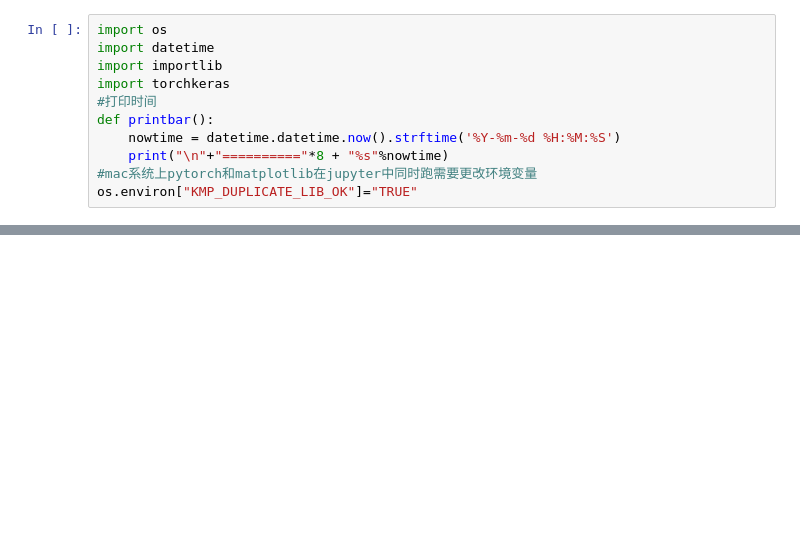
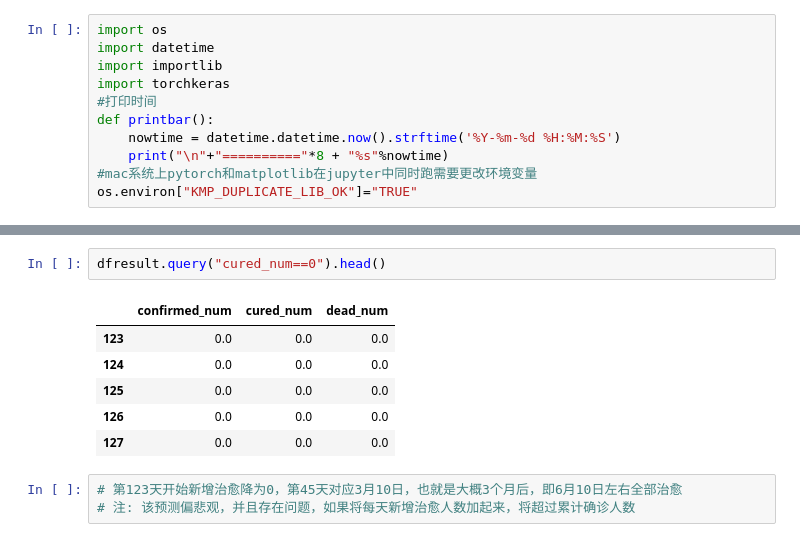
Before and after one commit to jayphone17/PYTORCH_IN_20_DAYS, a Jupyter notebook: src/1-4 时间序列数据建模.ipynb, the cells around one changed output, grey strips where cells are left out. Drawn from its saved outputs; the diff is of its cells as text; blank space fills up the shorter version.

```diff
--- a/src/1-4 时间序列数据建模.ipynb
+++ b/src/1-4 时间序列数据建模.ipynb
@@ -34,0 +237,12 @@ dfdiff = dfdiff.drop("date", axis = 1).astype("float32")
+# %%
+dfresult.query("cured_num==0").head()
+# %% [output]
+|  | confirmed_num | cured_num | dead_num |
+| 123 | 0.0 | 0.0 | 0.0 |
+| 124 | 0.0 | 0.0 | 0.0 |
+| 125 | 0.0 | 0.0 | 0.0 |
+| 126 | 0.0 | 0.0 | 0.0 |
+| 127 | 0.0 | 0.0 | 0.0 |
+# %%
+# 第123天开始新增治愈降为0，第45天对应3月10日，也就是大概3个月后，即6月10日左右全部治愈
+# 注: 该预测偏悲观，并且存在问题，如果将每天新增治愈人数加起来，将超过累计确诊人数
```
Also changed, not shown: parts of 13 cells of this notebook.
